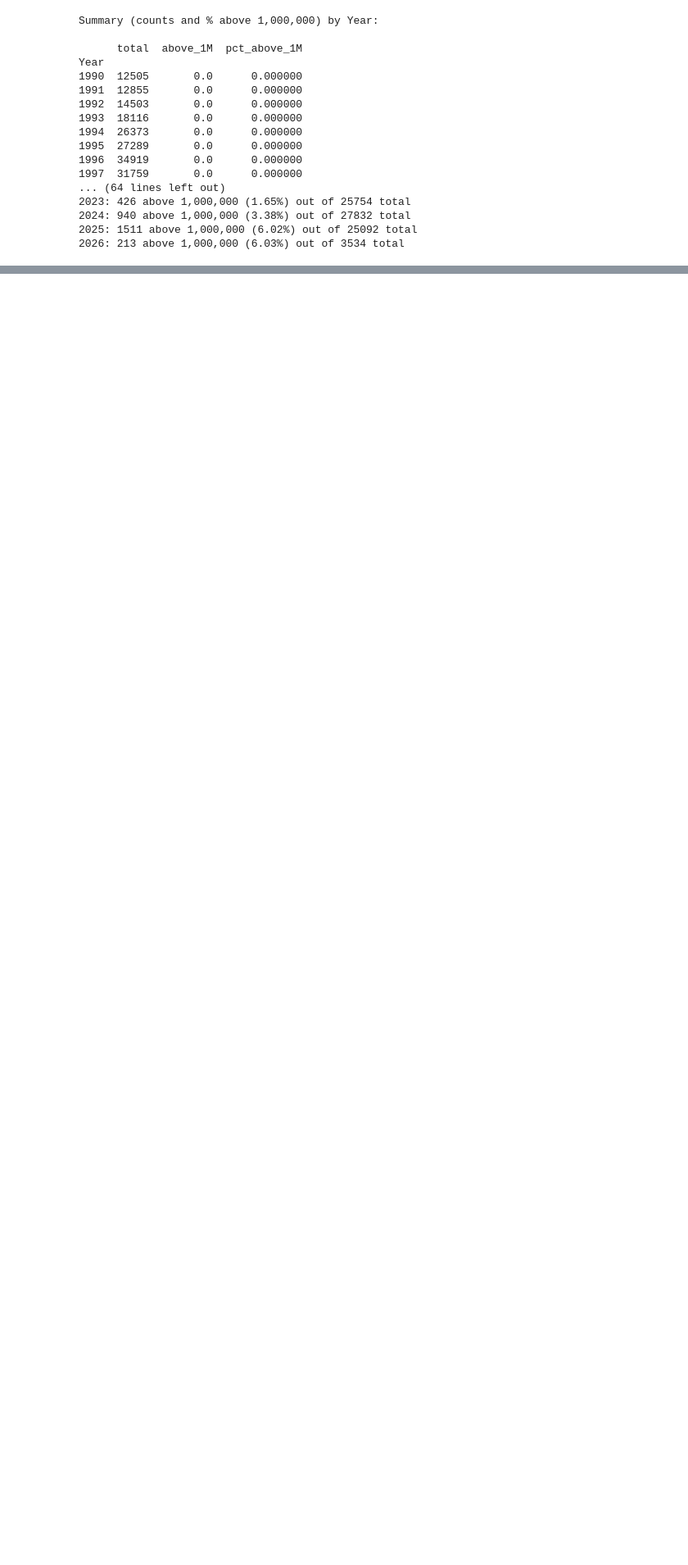
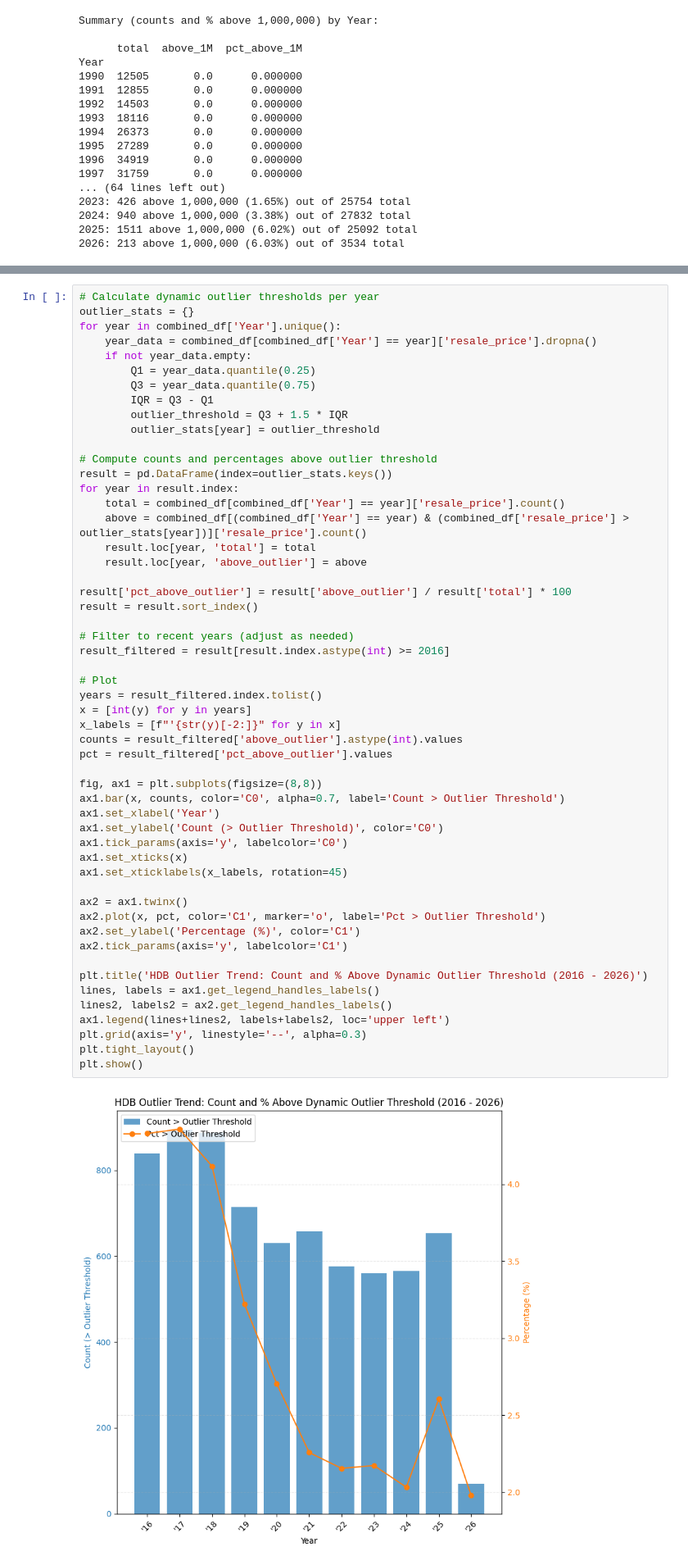
Before and after one commit to RainChua/HDB-resale-analysis, a Jupyter notebook: HDB Feb Outlier Analysis.ipynb, the cells around one changed output, grey strips where cells are left out. Shown at 82% size. Cells and saved outputs as stored; diff of their text form; blank space fills up the shorter version.

```diff
--- a/HDB Feb Outlier Analysis.ipynb
+++ b/HDB Feb Outlier Analysis.ipynb
@@ -206,0 +250,55 @@ plt.show()
+# %%
+# Calculate dynamic outlier thresholds per year
+outlier_stats = {}
+for year in combined_df['Year'].unique():
+    year_data = combined_df[combined_df['Year'] == year]['resale_price'].dropna()
+    if not year_data.empty:
+        Q1 = year_data.quantile(0.25)
+        Q3 = year_data.quantile(0.75)
+        IQR = Q3 - Q1
+        outlier_threshold = Q3 + 1.5 * IQR
+        outlier_stats[year] = outlier_threshold
+
+# Compute counts and percentages above outlier threshold
+result = pd.DataFrame(index=outlier_stats.keys())
+for year in result.index:
+    total = combined_df[combined_df['Year'] == year]['resale_price'].count()
+    above = combined_df[(combined_df['Year'] == year) & (combined_df['resale_price'] > outlier_stats[year])]['resale_price'].count()
+    result.loc[year, 'total'] = total
+    result.loc[year, 'above_outlier'] = above
+
+result['pct_above_outlier'] = result['above_outlier'] / result['total'] * 100
+result = result.sort_index()
+
+# Filter to recent years (adjust as needed)
+result_filtered = result[result.index.astype(int) >= 2016]
+
+# Plot
+years = result_filtered.index.tolist()
+x = [int(y) for y in years]
+x_labels = [f"'{str(y)[-2:]}" for y in x]
+counts = result_filtered['above_outlier'].astype(int).values
+pct = result_filtered['pct_above_outlier'].values
+
+fig, ax1 = plt.subplots(figsize=(8,8))
+ax1.bar(x, counts, color='C0', alpha=0.7, label='Count > Outlier Threshold')
+ax1.set_xlabel('Year')
+ax1.set_ylabel('Count (> Outlier Threshold)', color='C0')
+ax1.tick_params(axis='y', labelcolor='C0')
+ax1.set_xticks(x)
+ax1.set_xticklabels(x_labels, rotation=45)
+
+ax2 = ax1.twinx()
+ax2.plot(x, pct, color='C1', marker='o', label='Pct > Outlier Threshold')
+ax2.set_ylabel('Percentage (%)', color='C1')
+ax2.tick_params(axis='y', labelcolor='C1')
+
+plt.title('HDB Outlier Trend: Count and % Above Dynamic Outlier Threshold (2016 - 2026)')
+lines, labels = ax1.get_legend_handles_labels()
+lines2, labels2 = ax2.get_legend_handles_labels()
+ax1.legend(lines+lines2, labels+labels2, loc='upper left')
+plt.grid(axis='y', linestyle='--', alpha=0.3)
+plt.tight_layout()
+plt.show()
+# %% [output]
+[figure, added]
```
Also changed, not shown: parts of 4 cells of this notebook.
